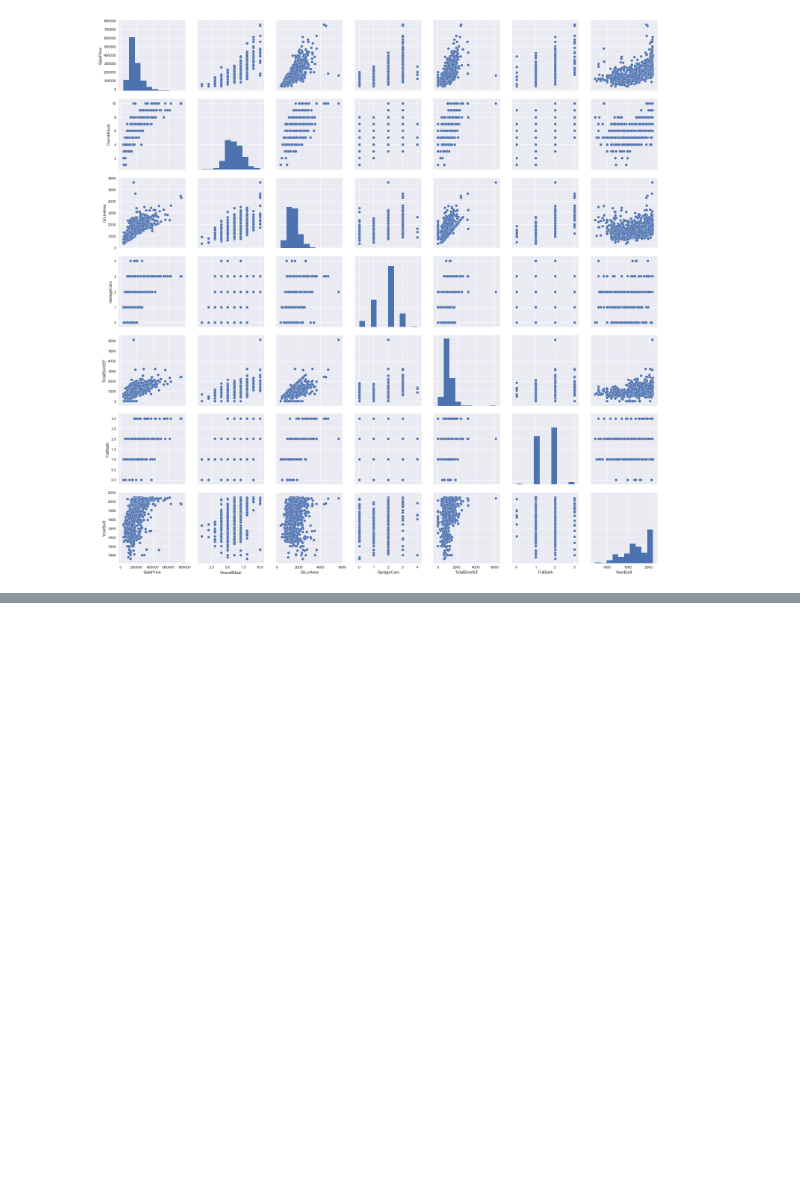
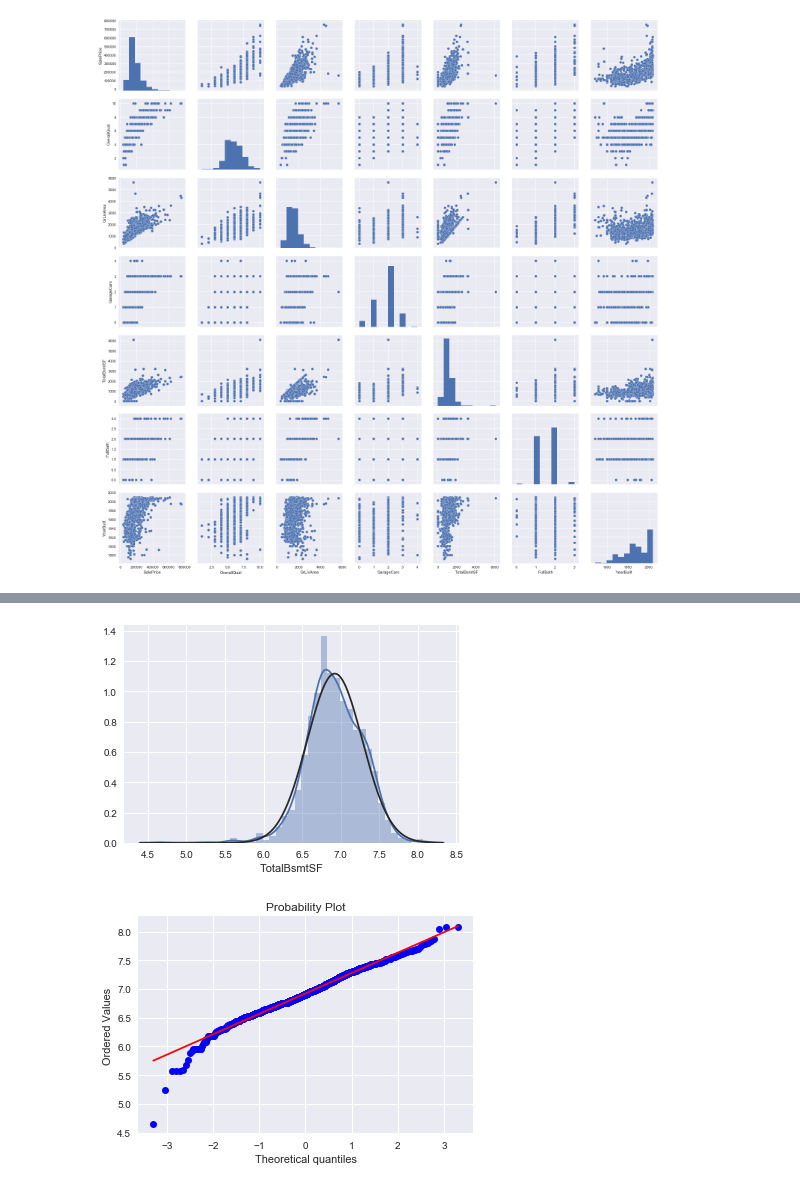
Before and after one commit to Hamifthi/100_days_of_machinelearning, a Jupyter notebook: House prices/Data explotary.ipynb, the cells around one changed output, grey strips where cells are left out. Saved outputs shown, nothing was run; the diff lists cells and outputs as text; code cells hidden in the pictures; blank space fills up the shorter version.

```diff
--- a/House prices/Data explotary.ipynb
+++ b/House prices/Data explotary.ipynb
@@ -91,0 +184,15 @@ plt.show()
+# %%
+#create column for new variable (one is enough because it's a binary categorical feature)
+#if area>0 it gets 1, for area==0 it gets 0
+df_train['HasBsmt'] = pd.Series(len(df_train['TotalBsmtSF']), index=df_train.index)
+df_train['HasBsmt'] = 0
+df_train.loc[df_train['TotalBsmtSF']>0,'HasBsmt'] = 1
+#transform data
+df_train.loc[df_train['HasBsmt']==1,'TotalBsmtSF'] = np.log(df_train['TotalBsmtSF'])
+#histogram and normal probability plot
+sns.distplot(df_train[df_train['TotalBsmtSF']>0]['TotalBsmtSF'], fit=norm);
+fig = plt.figure()
+res = stats.probplot(df_train[df_train['TotalBsmtSF']>0]['TotalBsmtSF'], plot=plt)
+# %% [output]
+[figure, added]
+[figure, added]
```
Also changed, not shown: parts of 9 cells of this notebook.
